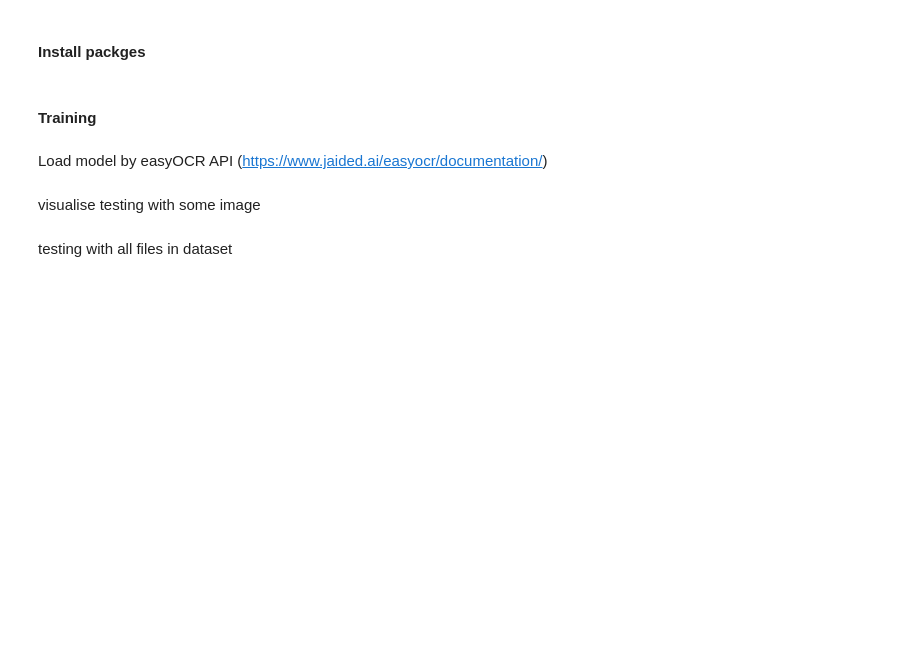
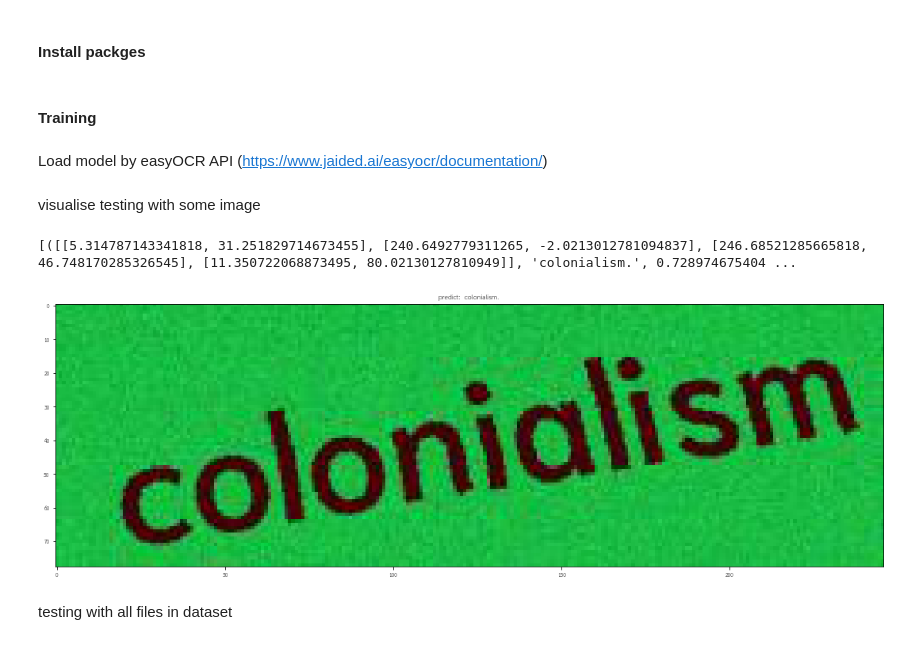
Before and after one commit to piyawat-at/EasyOCR, a Jupyter notebook: test_model.ipynb, the cells around one changed output. Drawn from its saved outputs; the diff is of its cells as text; code cells hidden in the pictures; blank space fills up the shorter version.

```diff
--- a/test_model.ipynb
+++ b/test_model.ipynb
@@ -41,33 +41,38 @@ print(f'loading model time: {end - start}')
 # %% [markdown]
 visualise testing with some image
 # %%
-# plt.rcParams['font.family'] = 'TH Sarabun New'
-# # plt.rcParams['xtick.labelsize'] = 20.0
-# # plt.rcParams['ytick.labelsize'] = 20.0
-# columns = 5
-# rows = 40
-# fig = plt.figure(figsize=(15, 15))
-# ax = []
-# for i in tqdm(range(columns*rows)):
-#     # random_file_name = random.sample(os.listdir(os.path.join('trainer/all_data/testing/testing')),1)[0]
-#     # random_file_path = os.path.join('trainer/all_data/testing/testing',random_file_name)
-#     #random_file_name = random.sample(os.listdir(os.path.join('trainer/all_data/testing/testing')),1)[0]
-#     random_file_name = os.listdir(os.path.join('trainer/all_data/testing/testing'))[i]
-#     random_file_path = os.path.join('trainer/all_data/testing/testing',random_file_name)
-#     img = plt.imread(random_file_path)
-#     result = reader.readtext(random_file_path)
-#     ax.append(fig.add_subplot(rows, columns, i+1) )
-#     if len(result) > 0:
-#         txt = ''
-#         for i in result:
-#             txt += (' '+i[1])
-#         ax[-1].set_title(f'predict: {txt}')
-#     else:
-#         ax[-1].set_title('No result')
-#     plt.imshow(img)
-# fig.tight_layout()
-# plt.savefig(f'result.png')
-# # plt.show()
+filepaths = glob.glob(os.path.join('trainer/all_data/testing/testing','*.jpg'))
+filepaths = sorted(filepaths, key= lambda x: int(re.split(r'[/\\.]',x)[-2]))
+
+plt.rcParams['font.family'] = 'TH Sarabun New'
+# plt.rcParams['xtick.labelsize'] = 20.0
+# plt.rcParams['ytick.labelsize'] = 20.0
+columns = 1
+rows = 1
+fig = plt.figure(figsize=(15, 15))
+ax = []
+for i in tqdm(range(columns*rows)):
+    # random_file_name = random.sample(os.listdir(os.path.join('trainer/all_data/testing/testing')),1)[0]
+    # random_file_path = os.path.join('trainer/all_data/testing/testing',random_file_name)
+    #random_file_name = random.sample(os.listdir(os.path.join('trainer/all_data/testing/testing')),1)[0]
+    random_file_path = filepaths[27]
+    img = plt.imread(random_file_path)
+    result = reader.readtext(random_file_path)
+    print(result)
+    ax.append(fig.add_subplot(rows, columns, i+1) )
+    if len(result) > 0:
+        txt = ''
+        for i in result:
+            txt += (' '+i[1])
+        ax[-1].set_title(f'predict: {txt}')
+    else:
+        ax[-1].set_title('No result')
+    plt.imshow(img)
+fig.tight_layout()
+plt.show()
+# %% [output]
+[([[5.314787143341818, 31.251829714673455], [240.6492779311265, -2.0213012781094837], [246.68521285665818, 46.748170285326545], [11.350722068873495, 80.02130127810949]], 'colonialism.', 0.728974675404 ...
+[figure, added]
 # %%
 # filepaths = glob.glob(os.path.join('trainer/all_data/testing/testing','*.jpg'))
 # label_path = 'trainer/all_data/testing/testing/label.txt'
```
Also changed, not shown: parts of 2 cells of this notebook, 1 other file.
